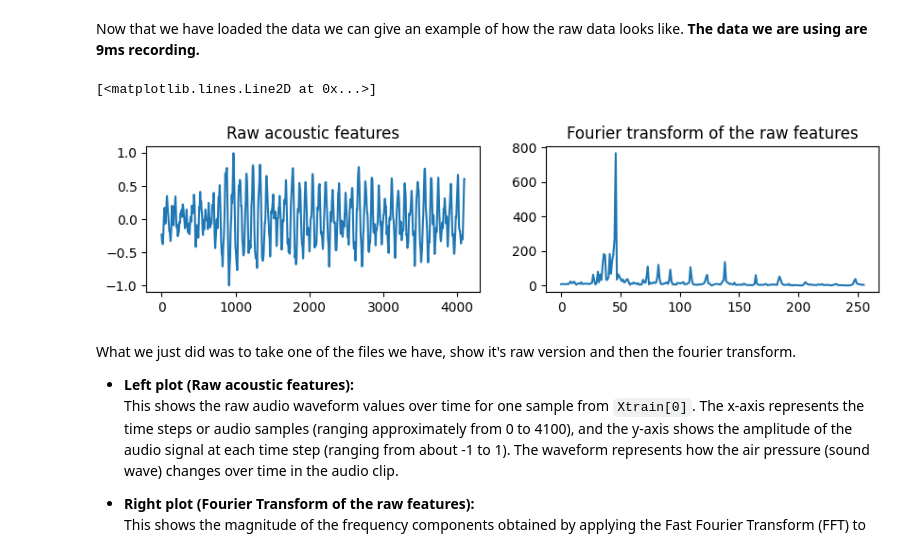
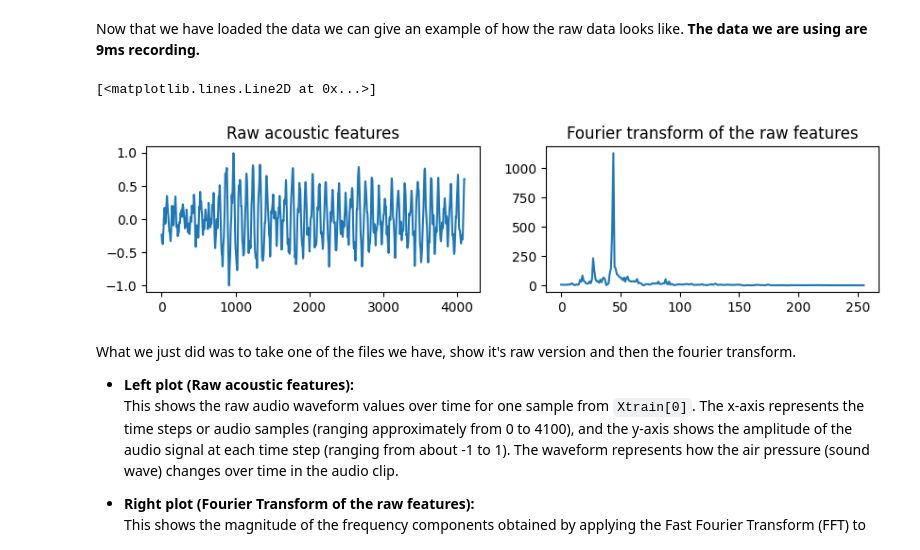
Before and after one commit to Stoymirov/Automated-music-analsis-pipeline-and-EDA, a Jupyter notebook: Classical_music.ipynb, the cells around one changed output. Saved outputs shown, nothing was run; the diff lists cells and outputs as text; code cells hidden in the pictures.

```diff
--- a/Classical_music.ipynb
+++ b/Classical_music.ipynb
@@ -45,12 +45,12 @@ Now that we have loaded the data we can give an example of how the raw data look
 # %%
 fig, ax = plt.subplots(1, 2, figsize=(10,2))
 ax[0].set_title('Raw acoustic features')
 ax[0].plot(Xtrain[2])
 ax[1].set_title('Fourier transform of the raw features')
-ax[1].plot(np.abs(np.fft.rfft(Xtrain[2])[0:256])) # clip to 256 for the interval of 0Hz to 1kHz
+ax[1].plot(np.abs(np.fft.rfft(Xtest[2])[0:256])) # clip to 256 for the interval of 0Hz to 1kHz
 # %% [output]
 [<matplotlib.lines.Line2D at 0x...>]
-[figure, old version]
+[figure, new version]
 # %% [markdown]
 What we just did was to take one of the files we have, show it's raw version and then the fourier transform.
 - **Left plot (Raw acoustic features):**
```
Also changed, not shown: parts of 13 cells of this notebook.
